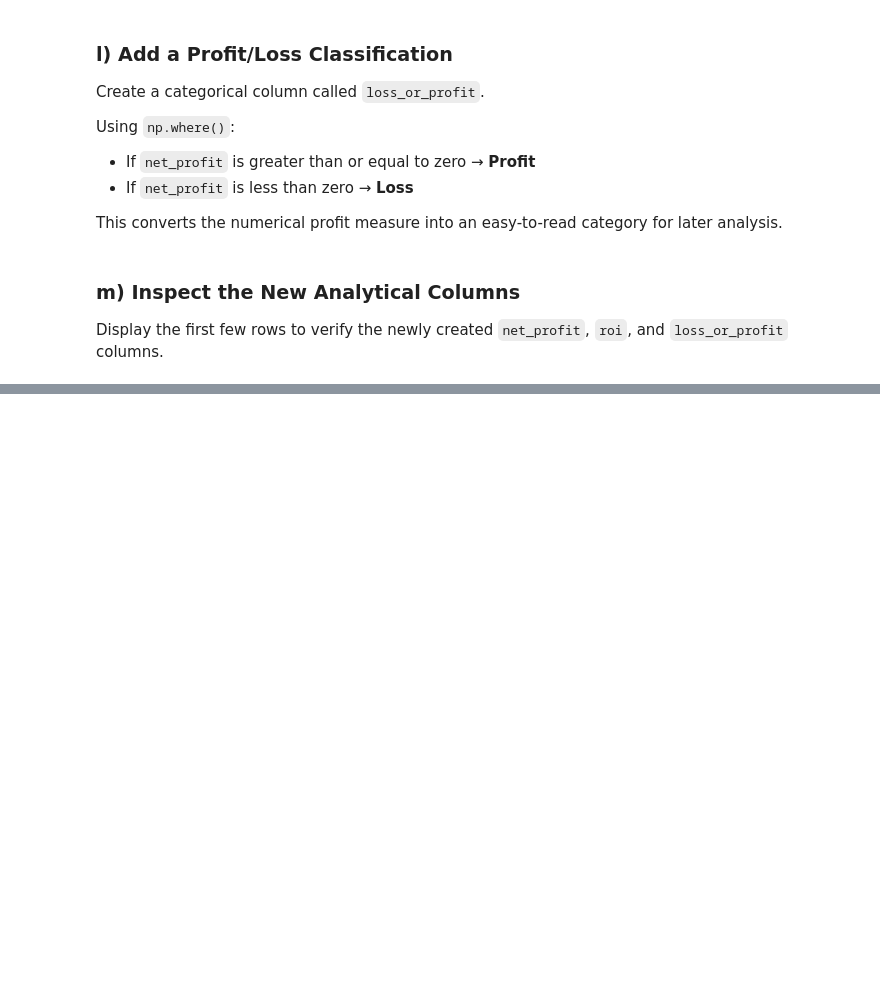
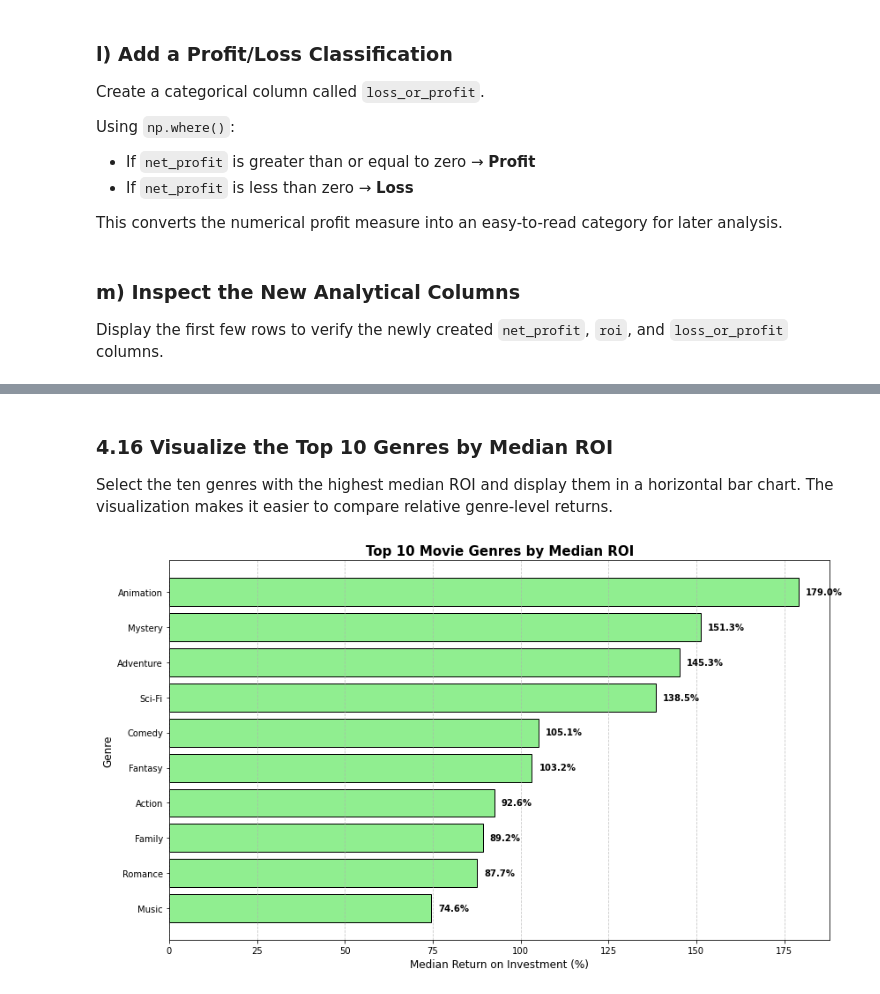
Before and after one commit to silviaogero/movie-studio-production-analysis, a Jupyter notebook: movie_studio.ipynb, the cells around one changed output, grey strips where cells are left out. Cells and saved outputs as stored; diff of their text form; code cells hidden in the pictures; blank space fills up the shorter version.

```diff
--- a/movie_studio.ipynb
+++ b/movie_studio.ipynb
@@ -503,0 +673,3 @@ df.head()
+# %%
+# Connect to the IMDb SQLite database.
+conn = sqlite3.connect('data/im.db/im.db')
@@ -503,0 +858,10 @@ df.head()
+# %%
+# Group by individual genre and calculate median ROI.
+# Median reduces the influence of unusually extreme ROI values.
+genre_roi = (
+    df_exploded
+    .groupby('genre_list')['roi']
+    .median()
+    .sort_values(ascending=False)
+    .reset_index()
+)
@@ -503,0 +870,6 @@ df.head()
+# %%
+# Rename the columns.
+genre_roi.columns = ['genre', 'median_roi']
+
+# Display the top 10 genres.
+genre_roi.head(10)
@@ -503,0 +888,44 @@ df.head()
+# %% [markdown]
+### 4.16 Visualize the Top 10 Genres by Median ROI
+
+Select the ten genres with the highest median ROI and display them in a horizontal bar chart. The visualization makes it easier to compare relative genre-level returns.
+# %%
+# Select the ten genres with the highest median ROI.
+top_genres = genre_roi.head(10)
+
+# Create a horizontal bar chart so genre names remain easy to read.
+plt.figure(figsize=(12, 7))
+bars = plt.barh(
+    top_genres['genre'],
+    top_genres['median_roi'],
+    color='lightgreen',
+    edgecolor='black'
+)
+
+# Place the highest-ROI genre at the top of the chart.
+plt.gca().invert_yaxis()
+
+# Add exact ROI percentages to the end of each bar.
+for bar in bars:
+    value = bar.get_width()
+    plt.text(
+        value + 2,
+        bar.get_y() + bar.get_height() / 2,
+        f'{value:.1f}%',
+        va='center',
+        fontsize=10,
+        fontweight='bold'
+    )
+
+# Add descriptive title and axis labels.
+plt.title('Top 10 Movie Genres by Median ROI', fontsize=15, fontweight='bold')
+plt.xlabel('Median Return on Investment (%)', fontsize=12)
+plt.ylabel('Genre', fontsize=12)
+
+# Add grid lines to make ROI comparisons easier.
+plt.grid(axis='x', linestyle='--', alpha=0.7)
+
+plt.tight_layout()
+plt.show()
+# %% [output]
+[figure, added]
```
Also changed, not shown: parts of 35 cells of this notebook, 2 other files.
